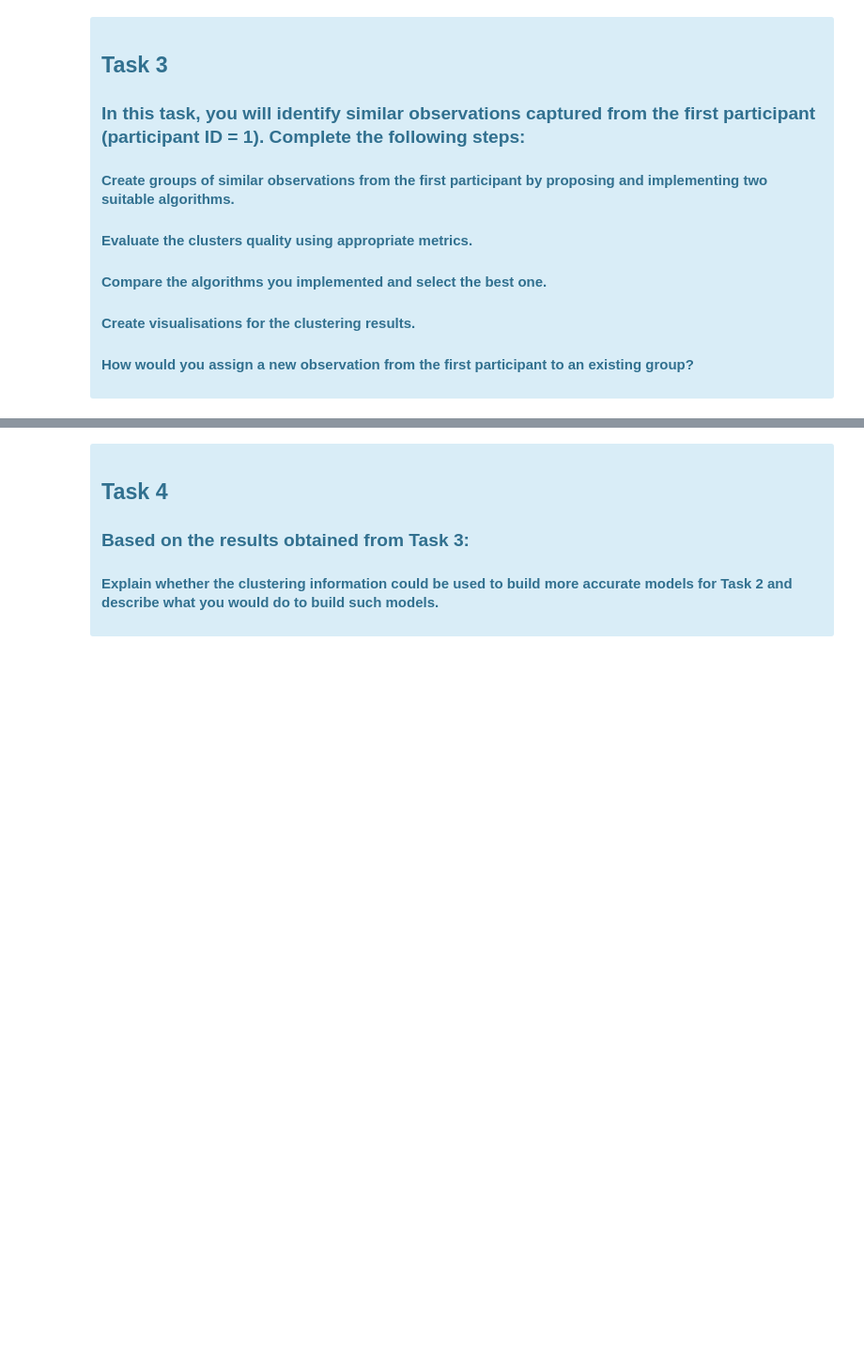
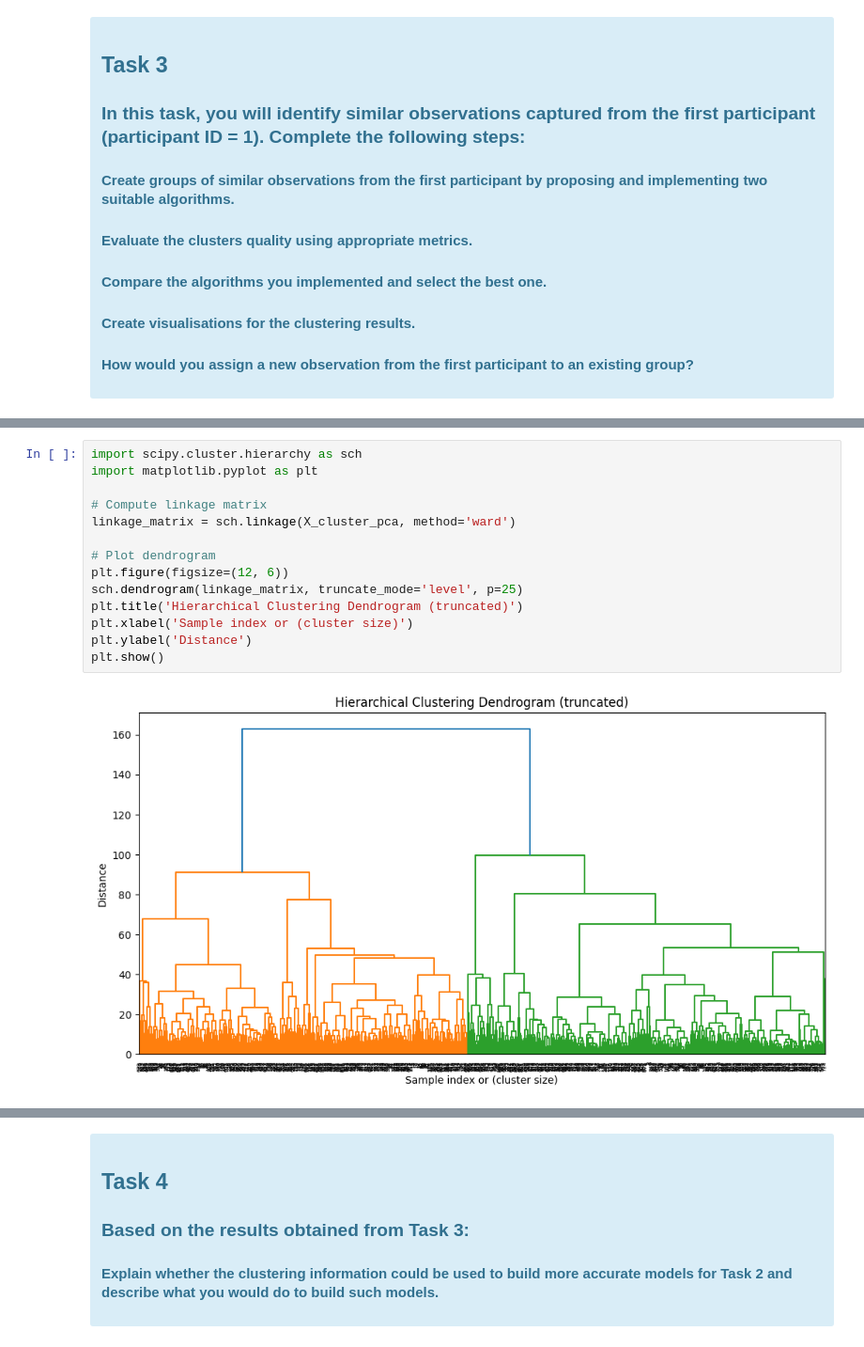
Before and after one commit to carmelgafa/ari5102, a Jupyter notebook: project_1/carmel.gafa.ipynb, the cells around one changed output, grey strips where cells are left out. Shown at 94% size. Saved outputs shown, nothing was run; the diff lists cells and outputs as text; blank space fills up the shorter version.

```diff
--- a/project_1/carmel.gafa.ipynb
+++ b/project_1/carmel.gafa.ipynb
@@ -1508,0 +1646,16 @@ Name: count, dtype: int64
+# %%
+import scipy.cluster.hierarchy as sch
+import matplotlib.pyplot as plt
+
+# Compute linkage matrix
+linkage_matrix = sch.linkage(X_cluster_pca, method='ward')
+
+# Plot dendrogram
+plt.figure(figsize=(12, 6))
+sch.dendrogram(linkage_matrix, truncate_mode='level', p=25)
+plt.title('Hierarchical Clustering Dendrogram (truncated)')
+plt.xlabel('Sample index or (cluster size)')
+plt.ylabel('Distance')
+plt.show()
+# %% [output]
+[figure, added]
```
Also changed, not shown: parts of 16 cells of this notebook, 1 other file.
